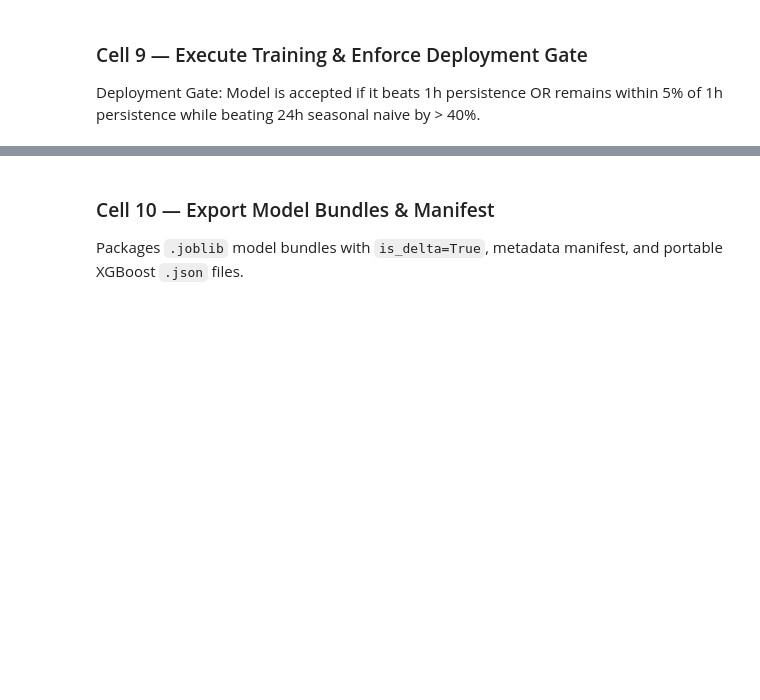
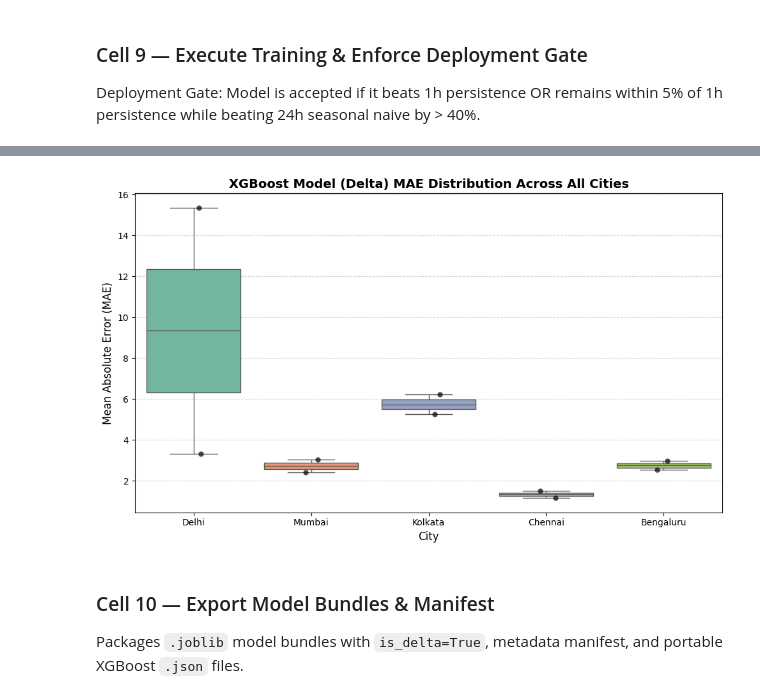
Before and after one commit to Akash123-cyber/Urban-Environmental-Intelligence-Prediction-Platform, a Jupyter notebook: notebooks/urban_training.ipynb, the cells around one changed output, grey strips where cells are left out. Cells and saved outputs as stored; diff of their text form; code cells hidden in the pictures; blank space fills up the shorter version.

```diff
--- a/notebooks/urban_training.ipynb
+++ b/notebooks/urban_training.ipynb
@@ -364,3 +558,37 @@ display(report_df[["city", "target", "model_mae", "persist_mae", "seasonal24_mae
+# %%
+import matplotlib.pyplot as plt
+import seaborn as sns
+
+# Filter only our model's performance from the melted dataframe
+model_performance_df = plot_df_melted[plot_df_melted['Metric'] == 'Our XGBoost Model (Delta)']
+
+plt.figure(figsize=(10, 6))
+sns.boxplot(
+    data=model_performance_df,
+    x='city',
+    y='MAE',
+    palette='Set2',
+    hue='city',
+    legend=False
+)
+sns.stripplot(
+    data=model_performance_df,
+    x='city',
+    y='MAE',
+    color='black',
+    size=6,
+    jitter=0.1,
+    alpha=0.7
+)
+
+plt.title('XGBoost Model (Delta) MAE Distribution Across All Cities', fontsize=14, fontweight='bold')
+plt.xlabel('City', fontsize=12)
+plt.ylabel('Mean Absolute Error (MAE)', fontsize=12)
+plt.grid(axis='y', linestyle='--', alpha=0.5)
+plt.tight_layout()
+plt.show()
+# %% [output]
+[figure, added]
 # %% [markdown]
 ### Cell 10 — Export Model Bundles & Manifest
 Packages `.joblib` model bundles with `is_delta=True`, metadata manifest, and portable XGBoost `.json` files.
```
Also changed, not shown: parts of 14 cells of this notebook.
